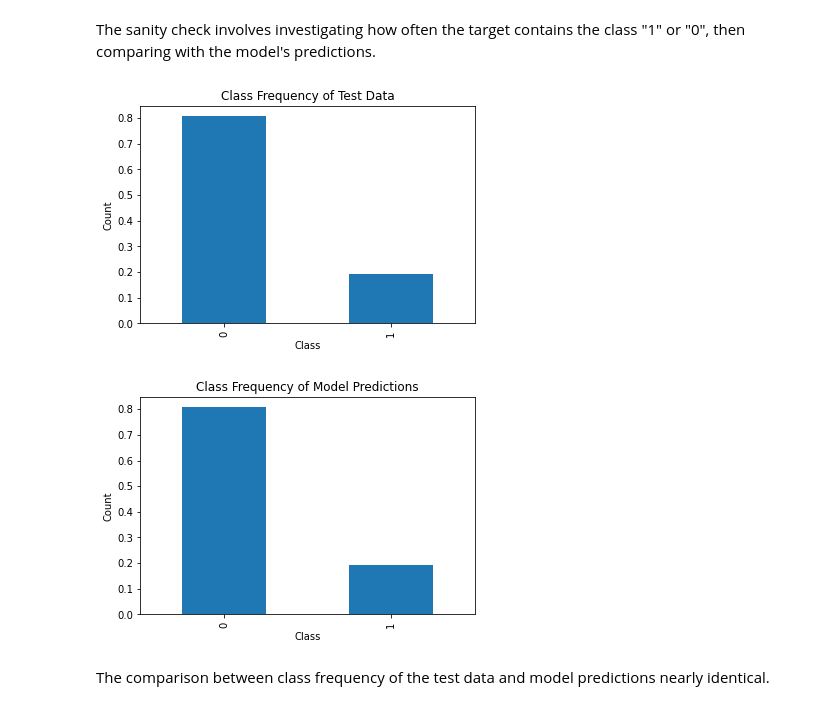
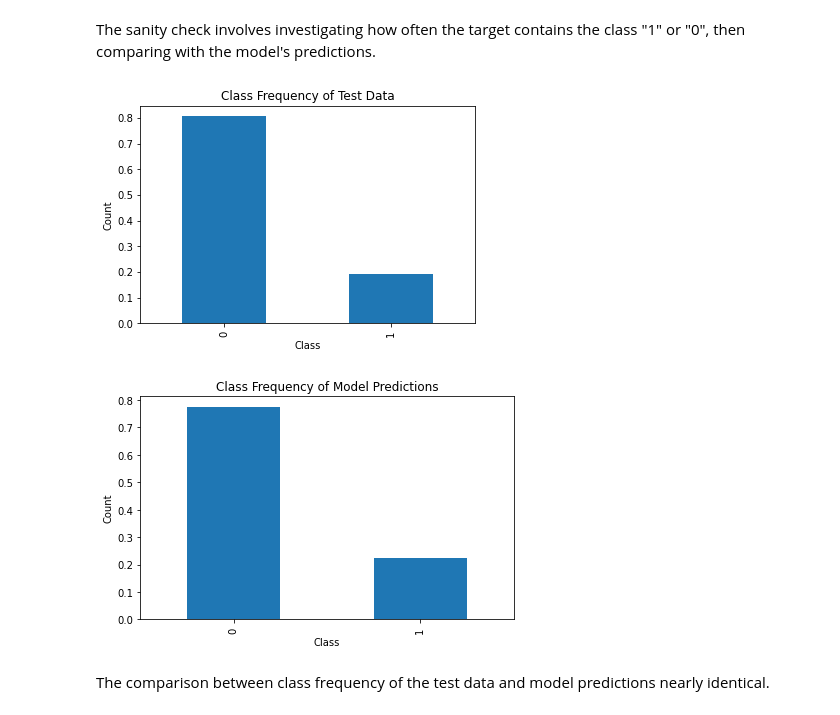
Before and after one commit to brolak/data_portfolio, a Jupyter notebook: Projects/07/Supervised_Learning.ipynb, the cells around one changed output. Saved outputs shown, nothing was run; the diff lists cells and outputs as text; code cells hidden in the pictures.

```diff
--- a/Projects/07/Supervised_Learning.ipynb
+++ b/Projects/07/Supervised_Learning.ipynb
@@ -435,6 +425,11 @@ Tomek's links and SMOTE had no impact on the F1 score.
 # %% [markdown]
 ### Step 5. Hypertuning parameters
 # %%
+best_estimators = 0
+best_depth = 0
+best_split = 0
+best_score = 0
+
 for estimators in range(100,110):
     for depth in range(2,11):
         for sample_split in range(2,11):
@@ -444,6 +439,11 @@ for estimators in range(100,110):
             score = f1_score(target_valid, predictions_valid)
             print("Estimators = {:.0f} | Max Depth = {:.0f} | Minimum Sample Split = {:.0f} | F1 Score = {:.3f}".format(
                 estimators, depth, sample_split, score))
+            if score > best_score:
+                best_estimators = estimators
+                best_depth = depth
+                best_split = sample_split
+                best_score = score
 # %% [output]
 Estimators = 100 | Max Depth = 2 | Minimum Sample Split = 2 | F1 Score = 0.581
 Estimators = 100 | Max Depth = 2 | Minimum Sample Split = 3 | F1 Score = 0.581
@@ -467,7 +476,7 @@ There are multiple variations of parameters that result in maximum F1 of 0.653.
 # %% [markdown]
 ### Step 6. Model Test
 # %%
-model = RandomForestClassifier(random_state=12345,class_weight='balanced',n_estimators=106,max_depth=10,min_samples_split=3)
+model = RandomForestClassifier(random_state=12345,class_weight='balanced',n_estimators=103,max_depth=9,min_samples_split=5)
 model.fit(features_train, target_train)
 
 predictions_train = model.predict(features_train)
@@ -511,21 +520,22 @@ The sanity check involves investigating how often the target contains the class
 # %%
 class_frequency_df = target_test.value_counts(normalize=True)
 class_frequency_df.plot(kind='bar')
 plt.title('Class Frequency of Test Data')
 plt.xlabel('Class')
 plt.ylabel('Count')
 plt.figure()
 
 predicted_test = pd.Series(model.predict(features_test))
 class_frequency = predicted_test.value_counts(normalize=True)
 class_frequency.plot(kind='bar')
 plt.title('Class Frequency of Model Predictions')
 plt.xlabel('Class')
 plt.ylabel('Count')
+plt.tight_layout()
 plt.show()
 # %% [output]
 [figure]
-[figure, old version]
+[figure, new version]
 # %% [markdown]
 The comparison between class frequency of the test data and model predictions nearly identical.
 # %% [markdown]
```
Also changed, not shown: parts of 11 cells of this notebook, 11 other files.
